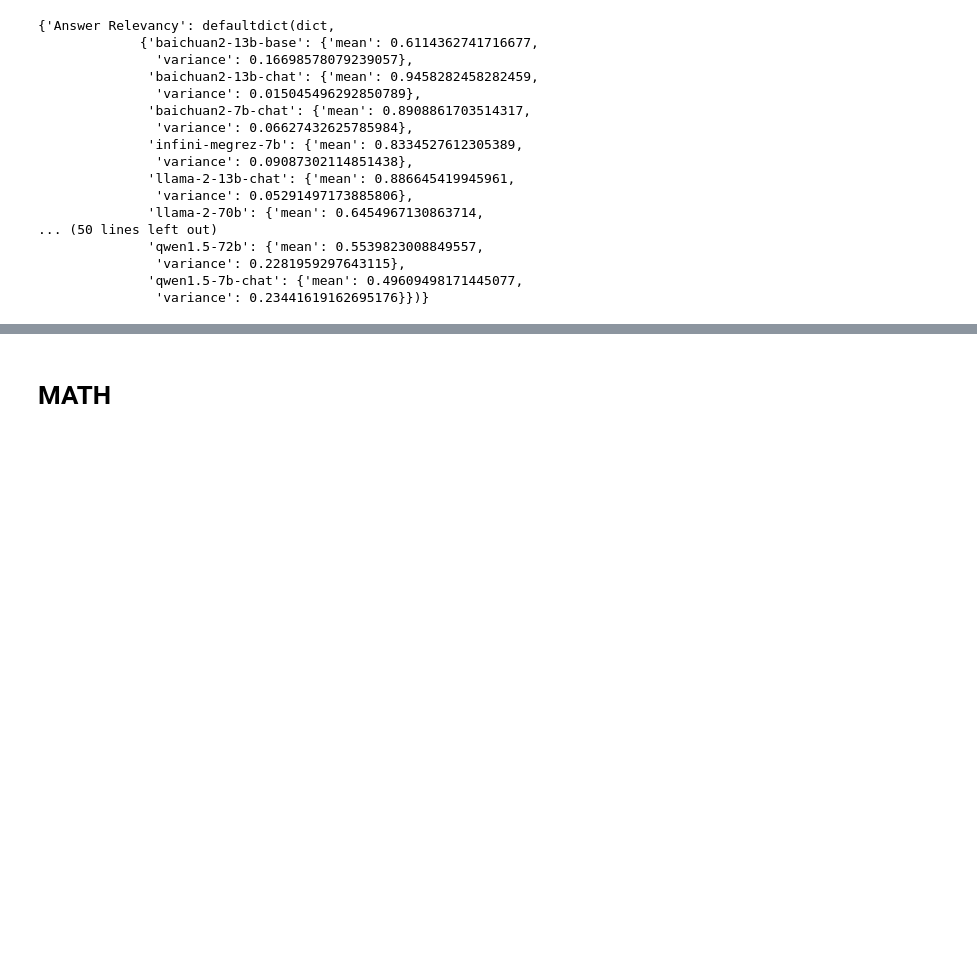
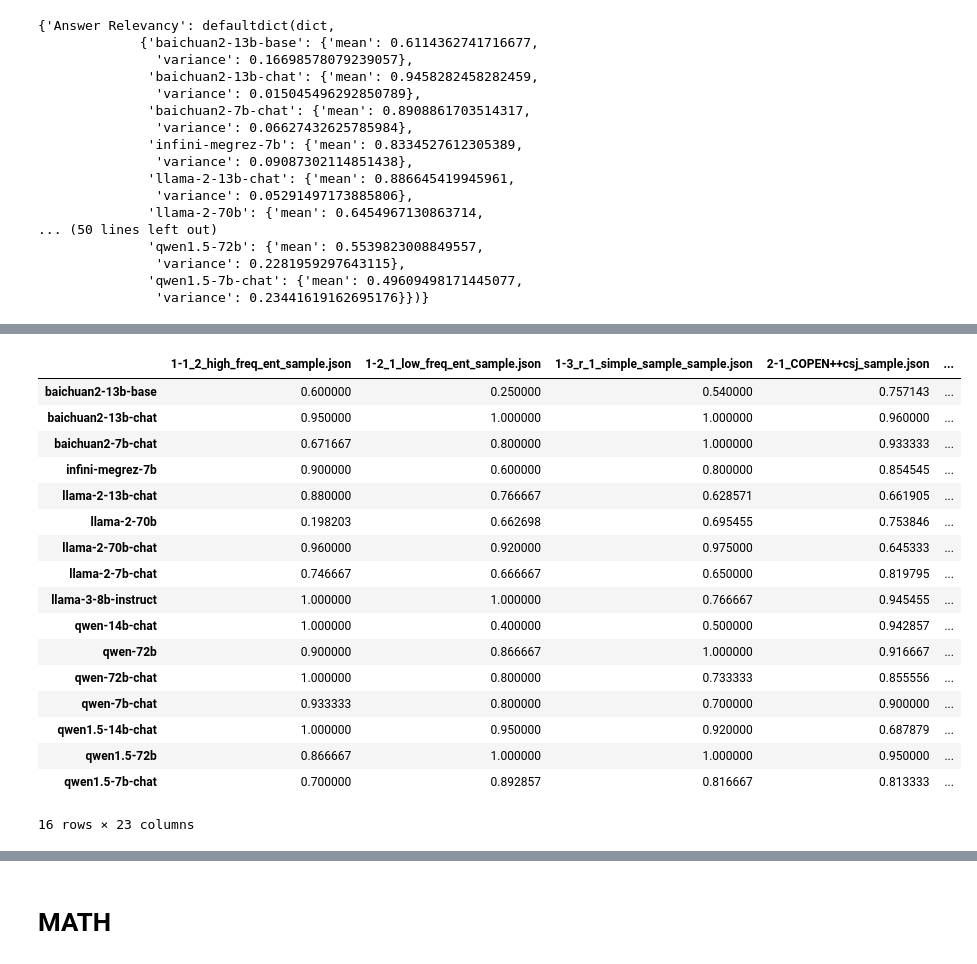
Before and after one commit to youjinliang2200016640/IR, a Jupyter notebook: evaluate_code.ipynb, the cells around one changed output, grey strips where cells are left out. Cells and saved outputs as stored; diff of their text form; code cells hidden in the pictures; blank space fills up the shorter version.

```diff
--- a/evaluate_code.ipynb
+++ b/evaluate_code.ipynb
@@ -1065,0 +1132,21 @@ data_eval_mean
+# %%
+pd.DataFrame(data_view_ar)
+# %% [output]
+|  | 1-1_2_high_freq_ent_sample.json | 1-2_1_low_freq_ent_sample.json | 1-3_r_1_simple_sample_sample.json | 2-1_COPEN++csj_sample.json | ... |
+| baichuan2-13b-base | 0.600000 | 0.250000 | 0.540000 | 0.757143 | ... |
+| baichuan2-13b-chat | 0.950000 | 1.000000 | 1.000000 | 0.960000 | ... |
+| baichuan2-7b-chat | 0.671667 | 0.800000 | 1.000000 | 0.933333 | ... |
+| infini-megrez-7b | 0.900000 | 0.600000 | 0.800000 | 0.854545 | ... |
+| llama-2-13b-chat | 0.880000 | 0.766667 | 0.628571 | 0.661905 | ... |
+| llama-2-70b | 0.198203 | 0.662698 | 0.695455 | 0.753846 | ... |
+| llama-2-70b-chat | 0.960000 | 0.920000 | 0.975000 | 0.645333 | ... |
+| llama-2-7b-chat | 0.746667 | 0.666667 | 0.650000 | 0.819795 | ... |
+| llama-3-8b-instruct | 1.000000 | 1.000000 | 0.766667 | 0.945455 | ... |
+| qwen-14b-chat | 1.000000 | 0.400000 | 0.500000 | 0.942857 | ... |
+| qwen-72b | 0.900000 | 0.866667 | 1.000000 | 0.916667 | ... |
+| qwen-72b-chat | 1.000000 | 0.800000 | 0.733333 | 0.855556 | ... |
+| qwen-7b-chat | 0.933333 | 0.800000 | 0.700000 | 0.900000 | ... |
+| qwen1.5-14b-chat | 1.000000 | 0.950000 | 0.920000 | 0.687879 | ... |
+| qwen1.5-72b | 0.866667 | 1.000000 | 1.000000 | 0.950000 | ... |
+| qwen1.5-7b-chat | 0.700000 | 0.892857 | 0.816667 | 0.813333 | ... |
+16 rows × 23 columns
```
Also changed, not shown: parts of 25 cells of this notebook, 4 other files.
